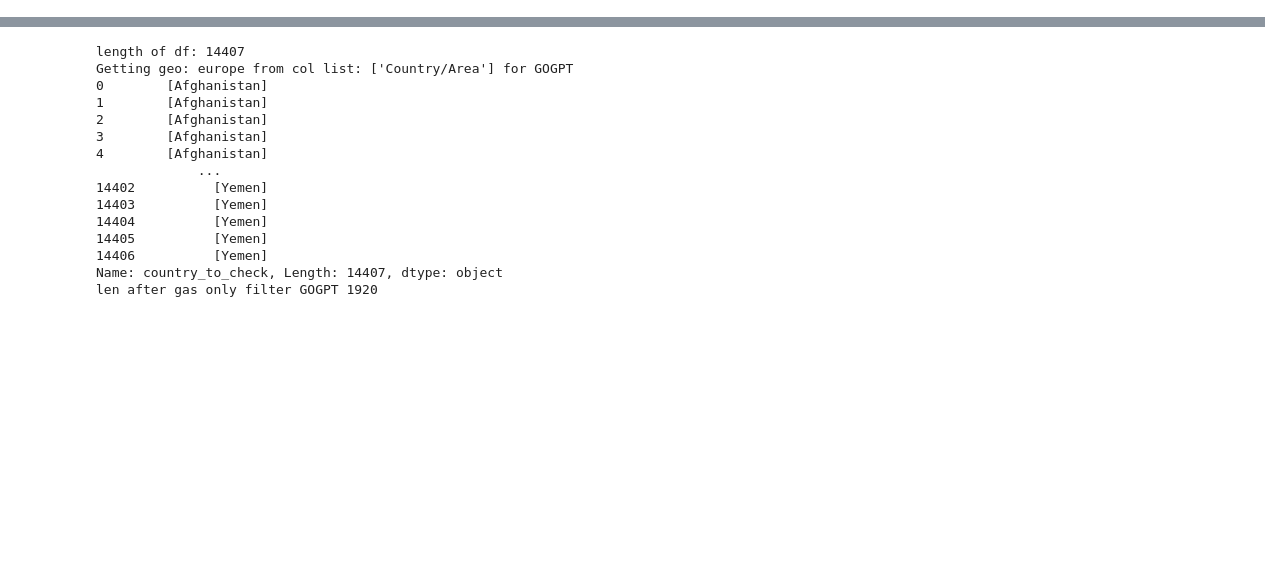
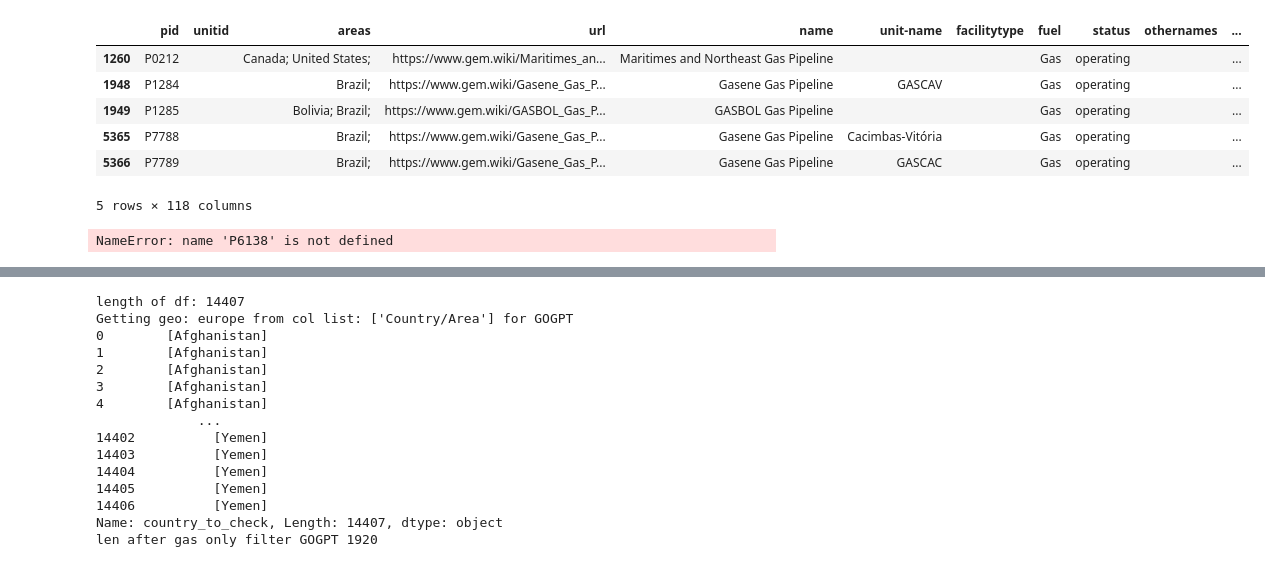
Before and after one commit to GlobalEnergyMonitor/preview-maps, a Jupyter notebook: _scripting/testing.ipynb, the cells around one changed output, grey strips where cells are left out. Drawn from its saved outputs; the diff is of its cells as text; code cells hidden in the pictures; blank space fills up the shorter version.

Commit message:
script updates to fix about page and geometry checks

```diff
--- a/_scripting/testing.ipynb
+++ b/_scripting/testing.ipynb
@@ -24,0 +58,2 @@ today_date = datetime.today()
+# %%
+ggit_pipe_map_df = gpd.read_file('https://publicgemdata.nyc3.cdn.digitaloceanspaces.com/ggit/2025-11/ggit_map_2025-11-25.geojson')
@@ -24,0 +90,10 @@ today_date = datetime.today()
+# %%
+ggit_pipe_map_df[ggit_pipe_map_df['name'].isin(['GASBOL Gas Pipeline','Maritimes and Northeast Gas Pipeline', 'Gasene Gas Pipeline'])]
+# %% [output]
+|  | pid | unitid | areas | url | name | unit-name | facilitytype | fuel | status | othernames | ... |
+| 1260 | P0212 |  | Canada; United States; | https://www.gem.wiki/Maritimes_an... | Maritimes and Northeast Gas Pipeline |  |  | Gas | operating |  | ... |
+| 1948 | P1284 |  | Brazil; | https://www.gem.wiki/Gasene_Gas_P... | Gasene Gas Pipeline | GASCAV |  | Gas | operating |  | ... |
+| 1949 | P1285 |  | Bolivia; Brazil; | https://www.gem.wiki/GASBOL_Gas_P... | GASBOL Gas Pipeline |  |  | Gas | operating |  | ... |
+| 5365 | P7788 |  | Brazil; | https://www.gem.wiki/Gasene_Gas_P... | Gasene Gas Pipeline | Cacimbas-Vitória |  | Gas | operating |  | ... |
+| 5366 | P7789 |  | Brazil; | https://www.gem.wiki/Gasene_Gas_P... | Gasene Gas Pipeline | GASCAC |  | Gas | operating |  | ... |
+5 rows × 118 columns
@@ -24,0 +102,5 @@ today_date = datetime.today()
+# %%
+# check if null was already there
+ggit_pipe_source_df[ggit_pipe_source_df['ProjectID']=='P6138']
+# %% [output]
+NameError: name 'P6138' is not defined
```
Also changed, not shown: parts of 22 cells of this notebook, 10 other files.
